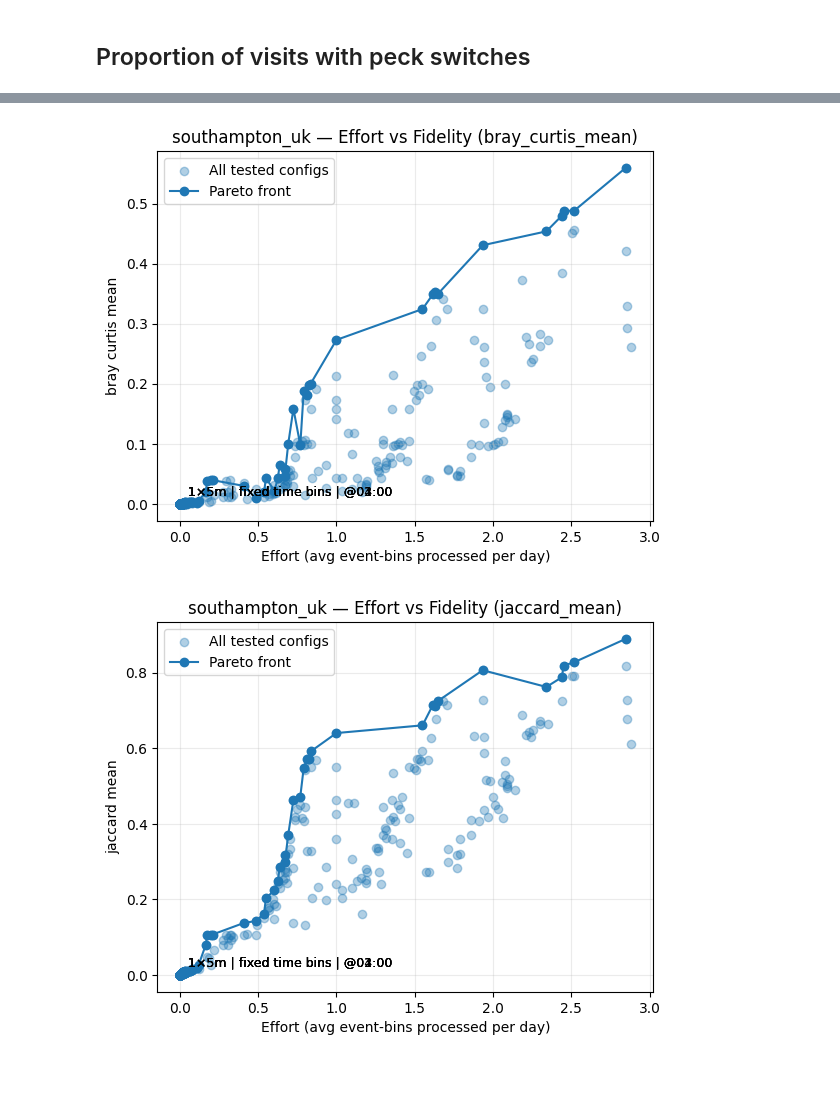
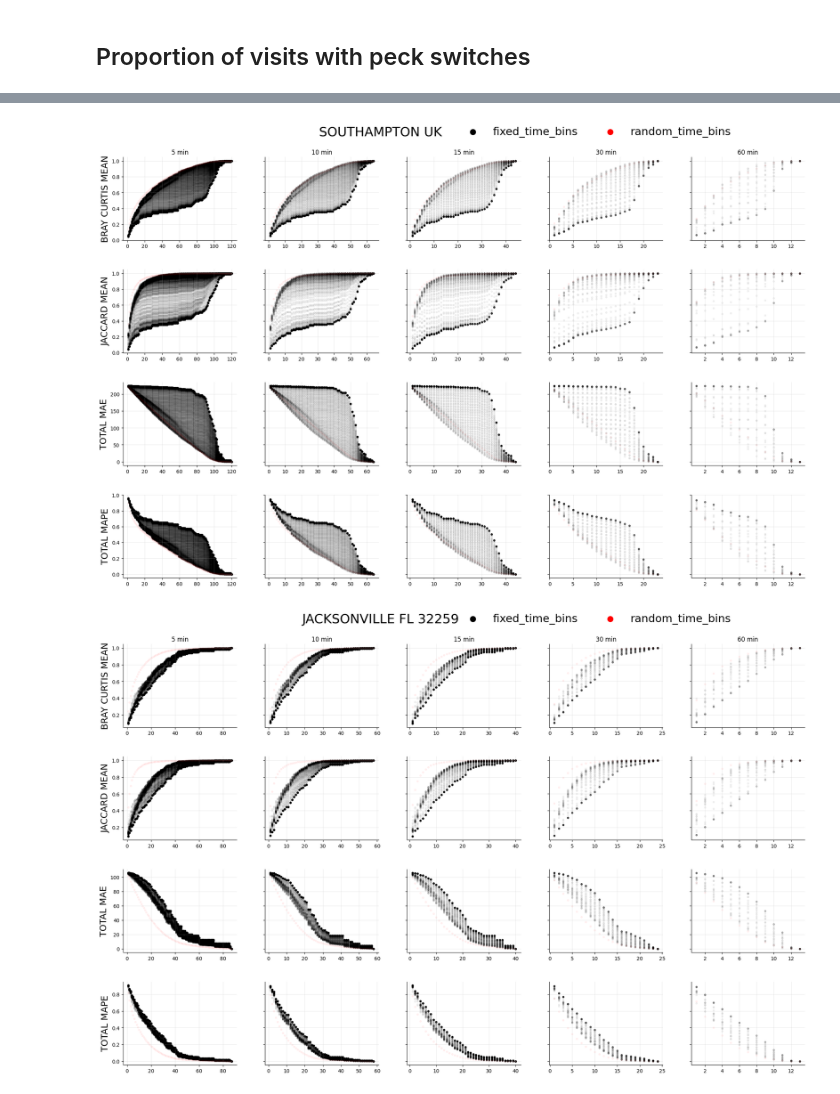
Before and after one commit to david-j-cox/backyard-ecology, a Jupyter notebook: scripts_notebooks/code_dev.ipynb, the cells around one changed output, grey strips where cells are left out. Saved outputs shown, nothing was run; the diff lists cells and outputs as text; code cells hidden in the pictures.

```diff
--- a/scripts_notebooks/code_dev.ipynb
+++ b/scripts_notebooks/code_dev.ipynb
@@ -588,31 +603,24 @@ def pick_best_under_thresholds(
     return pd.concat(picks, ignore_index=True)
 # %%
 cfg_base = SamplingConfig(
-    window_minutes=10,     # overridden by grid
-    windows_per_day=1,     # overridden by grid
+    window_minutes=10,   # overridden inside loop
+    windows_per_day=1,   # overridden inside loop
     seed=13126,
     min_days_required=7,
-    random_repeats=25,     # increase if you want tighter random estimates
+    random_repeats=25,
 )
 
 sites = df["source_sheet"].unique().tolist()
+window_minutes_grid = [5, 10, 15, 30, 60]
 
-# Grid: effort can be reduced by shrinking bin size or fewer bins/day
-window_minutes_grid = [5, 10, 15, 30, 60]
-windows_per_day_grid = [1, 2, 3]
-
-# fixed-time candidates
-fixed_starts = [h * 60 for h in range(0, 24)]  # 00:00..23:00
-
-all_results, pareto_results = run_reduction_grid(
+all_results, pareto_results = run_reduction_grid_all_k(
     df=df,
     sites=sites,
     window_minutes_grid=window_minutes_grid,
-    windows_per_day_grid=windows_per_day_grid,
-    fixed_start_minutes=fixed_starts,
     cfg_base=cfg_base,
     pareto_metric_primary="bray_curtis_mean",
     pareto_metric_secondary="jaccard_mean",
+    # max_windows_cap=50,  # optional if runtime gets big
 )
 
 pareto_results
@@ -736,6 +753,6 @@ def plot_pareto_two_metrics_for_site(
 # %%
 for site in pareto_results["site"].unique():
-    plot_pareto_two_metrics_for_site(site, all_results, pareto_results, annotate_k=4)
+    plot_pareto_subplots_for_site(site, all_results, pareto_results, annotate_k=5)
 # %% [output]
-[figure, old version]
+[figure, new version]
-[figure, old version]
+[figure, new version]
```
Also changed, not shown: parts of 16 cells of this notebook, 2 other files.
